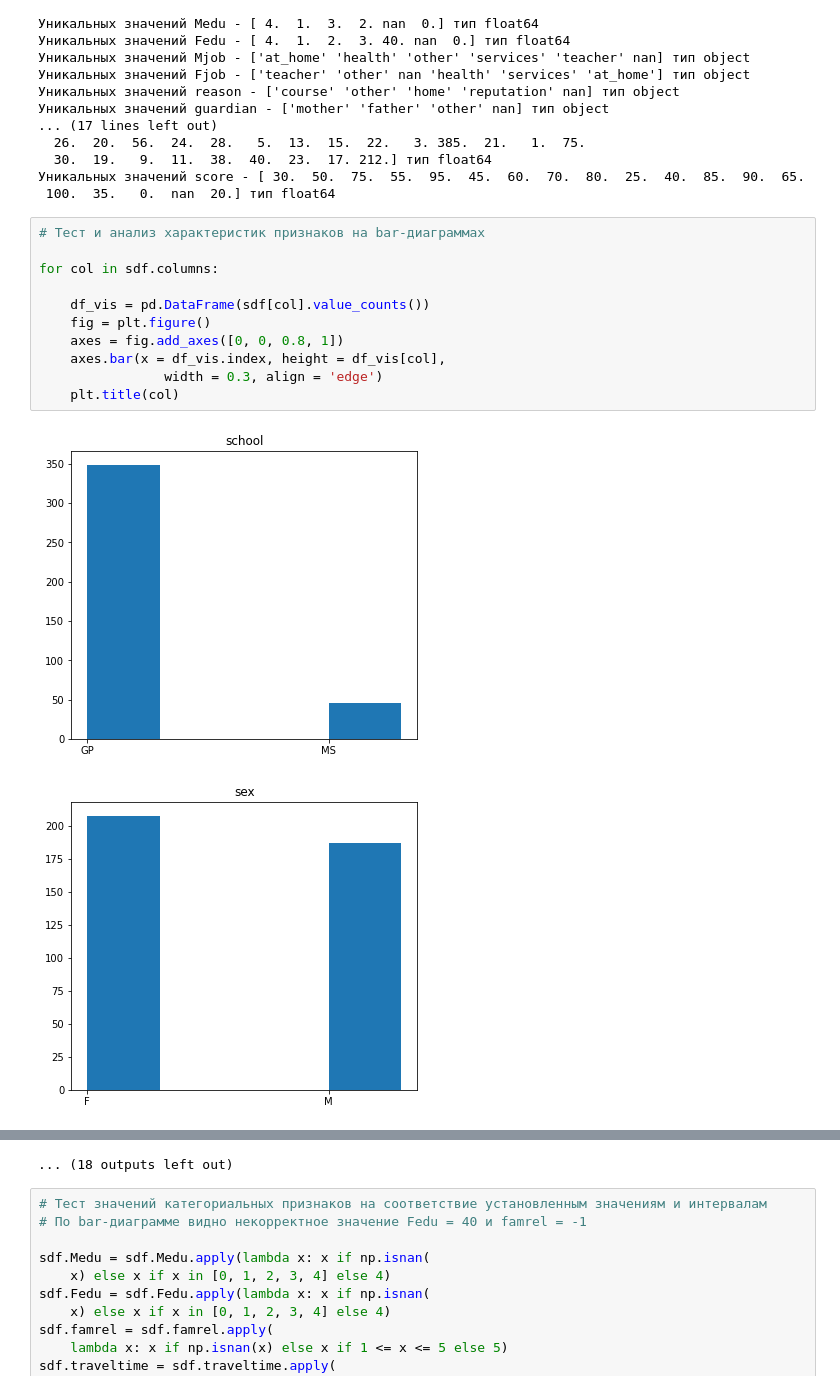
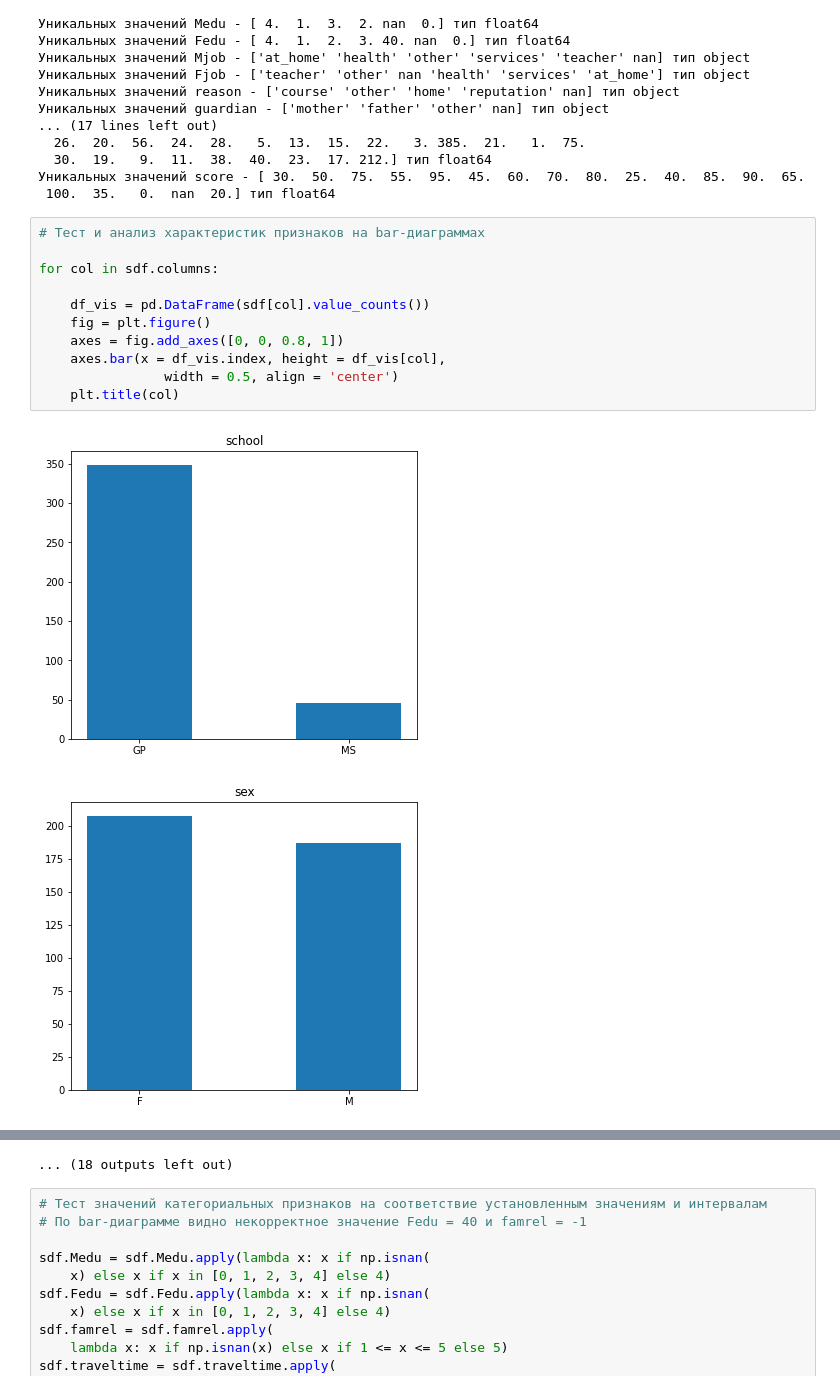
Before and after one commit to BlackGarri/GRepository, a Jupyter notebook: module_2/stud_math.ipynb, the cells around one changed output, grey strips where cells are left out. Cells and saved outputs as stored; diff of their text form.

```diff
--- a/module_2/stud_math.ipynb
+++ b/module_2/stud_math.ipynb
@@ -140,14 +140,14 @@ for col in sdf.columns:
 # %%
 # Тест и анализ характеристик признаков на bar-диаграммах
 
 for col in sdf.columns:
 
     df_vis = pd.DataFrame(sdf[col].value_counts())
     fig = plt.figure()
     axes = fig.add_axes([0, 0, 0.8, 1])
     axes.bar(x = df_vis.index, height = df_vis[col],
-                width = 0.3, align = 'edge')
+                width = 0.5, align = 'center')
     plt.title(col)
 # %% [output]
-[figure, old version]
+[figure, new version]
-[figure, old version]
+[figure, new version]
```
Also changed, not shown: parts of 3 cells of this notebook.
